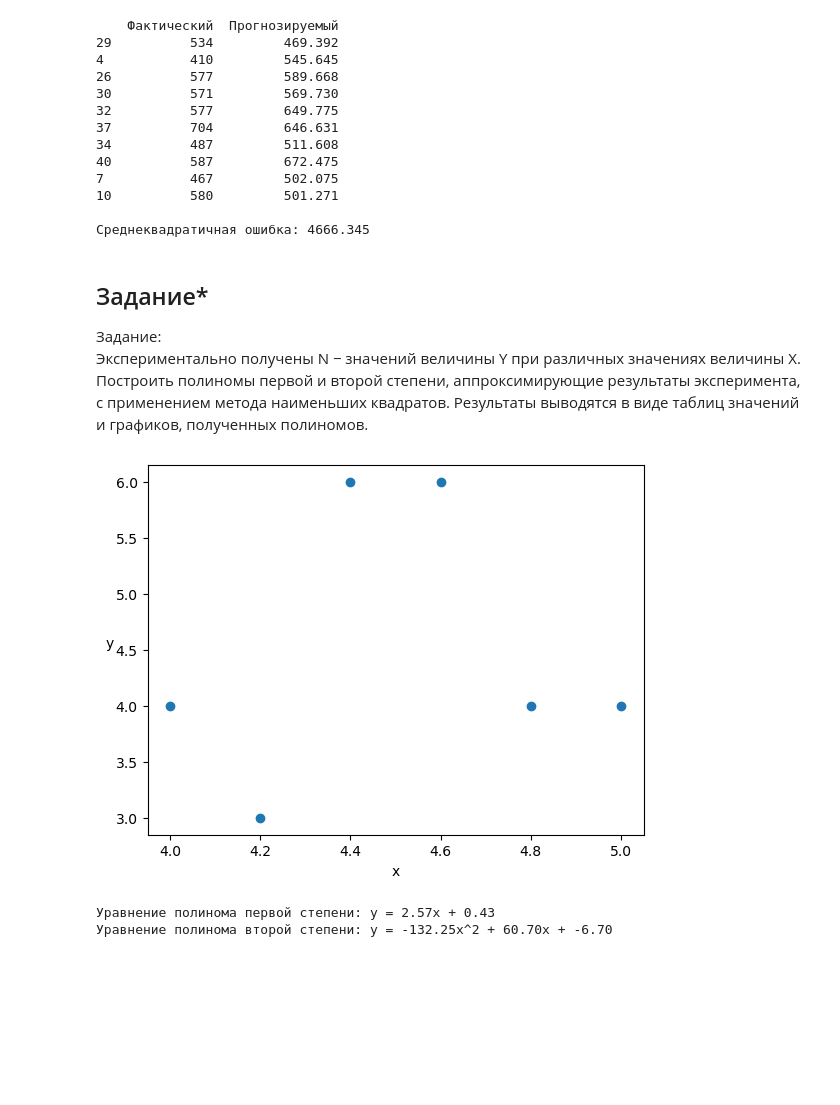
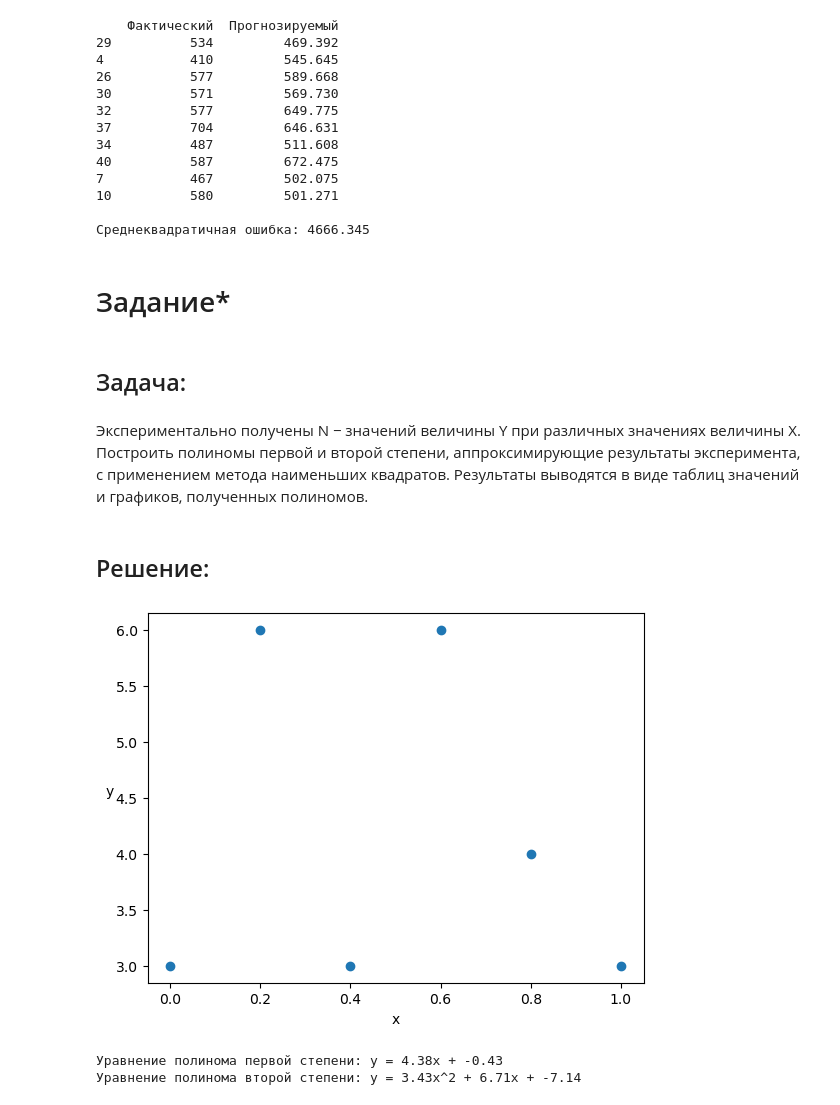
Before and after one commit to Kaz1deX/Artificial-intelligence-Mirea, a Jupyter notebook: Petrunin_M_Workbook4.ipynb, the cells around one changed output. Saved outputs shown, nothing was run; the diff lists cells and outputs as text; code cells hidden in the pictures; blank space fills up the shorter version.

```diff
--- a/Petrunin_M_Workbook4.ipynb
+++ b/Petrunin_M_Workbook4.ipynb
@@ -1061,24 +1093,30 @@ print(f"\nСреднеквадратичная ошибка: {metrics.mean_squar
 10          580         501.271
 
 Среднеквадратичная ошибка: 4666.345
+# %% [markdown]
+# Задание*
+# %% [markdown]
+## Задача:
 # %% [markdown]
-## Задание*
-
-Задание:
-<br>Экспериментально получены N − значений величины Y при различных значениях величины X. Построить полиномы первой и второй степени, аппроксимирующие результаты эксперимента, с применением метода наименьших квадратов. Результаты  выводятся в виде таблиц значений и графиков, полученных полиномов.
+Экспериментально получены N − значений величины Y при различных значениях величины X. Построить полиномы первой и второй степени, аппроксимирующие результаты эксперимента, с применением метода наименьших квадратов. Результаты  выводятся в виде таблиц значений и графиков, полученных полиномов.
+# %% [markdown]
+## Решение:
 # %%
 import numpy as np
 
-X = np.array([4.0, 4.2, 4.4, 4.6, 4.8, 5.0])
-Y = np.array([4.0, 3.0, 6.0, 6.0, 4.0, 4.0])
+X = np.array([0.0, 0.2, 0.4, 0.6, 0.8, 1.0])
+Y = np.array([3.0, 6.0, 3.0, 6.0, 4.0, 3.0])
+
+# X = np.array([4.0, 4.2, 4.4, 4.6, 4.8, 5.0])
+# Y = np.array([4.0, 3.0, 6.0, 6.0, 4.0, 4.0])
 
 # Построение графика
 plt.scatter(X, Y)
 plt.xlabel('x')
 plt.ylabel('y', rotation=0)
 plt.show()
 # %% [output]
-[figure, old version]
+[figure, new version]
 # %%
 # Построим полиномы первой и второй степени
 p1 = np.poly1d(np.polyfit(X, Y, 1))
@@ -1086,8 +1124,8 @@ print("Уравнение полинома первой степени: y = {:.2
 p2 = np.poly1d(np.polyfit(X, Y, 2))
 print("Уравнение полинома второй степени: y = {:.2f}x^2 + {:.2f}x + {:.2f}".format(p2[0], p2[1], p2[2]))
 # %% [output]
-Уравнение полинома первой степени: y = 2.57x + 0.43
-Уравнение полинома второй степени: y = -132.25x^2 + 60.70x + -6.70
+Уравнение полинома первой степени: y = 4.38x + -0.43
+Уравнение полинома второй степени: y = 3.43x^2 + 6.71x + -7.14
 # %%
 # Нарисуем графики
 plt.scatter(X, Y)
```
Also changed, not shown: parts of 42 cells of this notebook.
